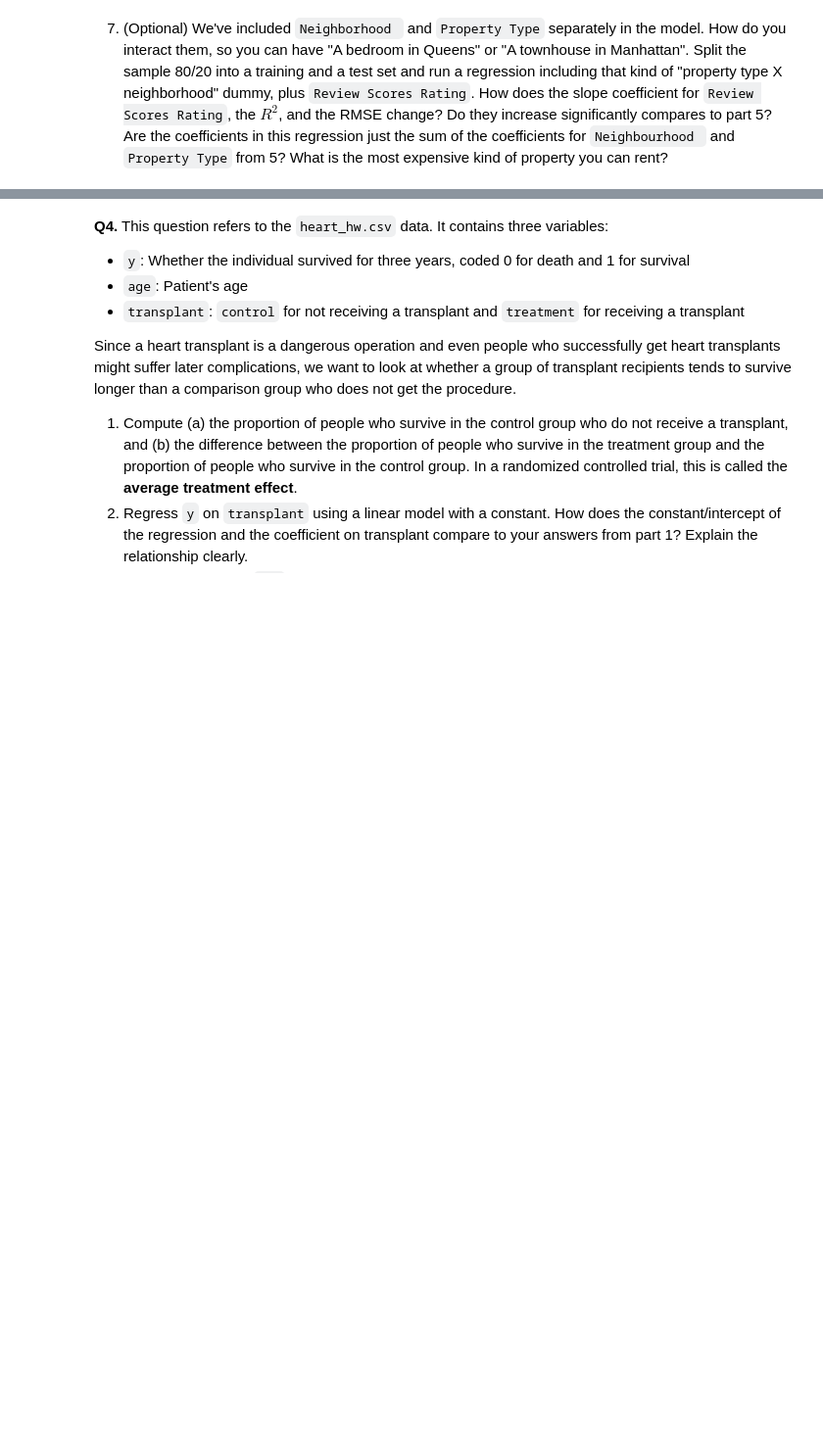
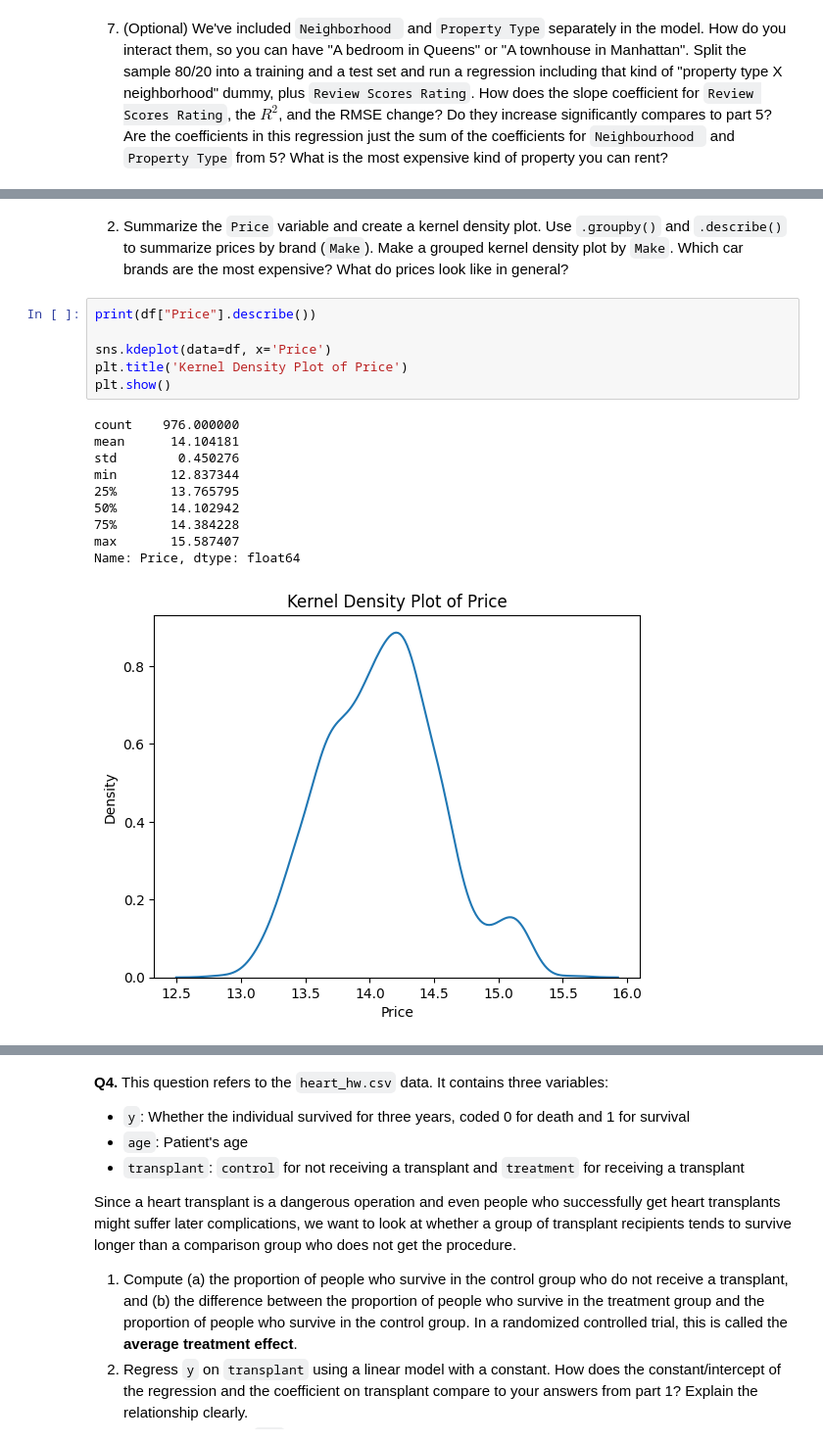
Before and after one commit to hasitanalluri/linearModels, a Jupyter notebook: assignment/assignment.ipynb, the cells around one changed output, grey strips where cells are left out. Shown: that part at 98% size. Cells and saved outputs as stored; diff of their text form; blank space fills up the shorter version.

```diff
--- a/assignment/assignment.ipynb
+++ b/assignment/assignment.ipynb
@@ -301,0 +322,19 @@ The most expensive kind of property you can rent, based on the highest coefficie
+# %% [markdown]
+  2. Summarize the `Price` variable and create a kernel density plot. Use `.groupby()` and `.describe()` to summarize prices by brand (`Make`). Make a grouped kernel density plot by `Make`. Which car brands are the most expensive? What do prices look like in general?
+# %%
+print(df["Price"].describe())
+
+sns.kdeplot(data=df, x='Price')
+plt.title('Kernel Density Plot of Price')
+plt.show()
+# %% [output]
+count    976.000000
+mean      14.104181
+std        0.450276
+min       12.837344
+25%       13.765795
+50%       14.102942
+75%       14.384228
+max       15.587407
+Name: Price, dtype: float64
+[figure, added]
```
Also changed, not shown: parts of 12 cells of this notebook.
